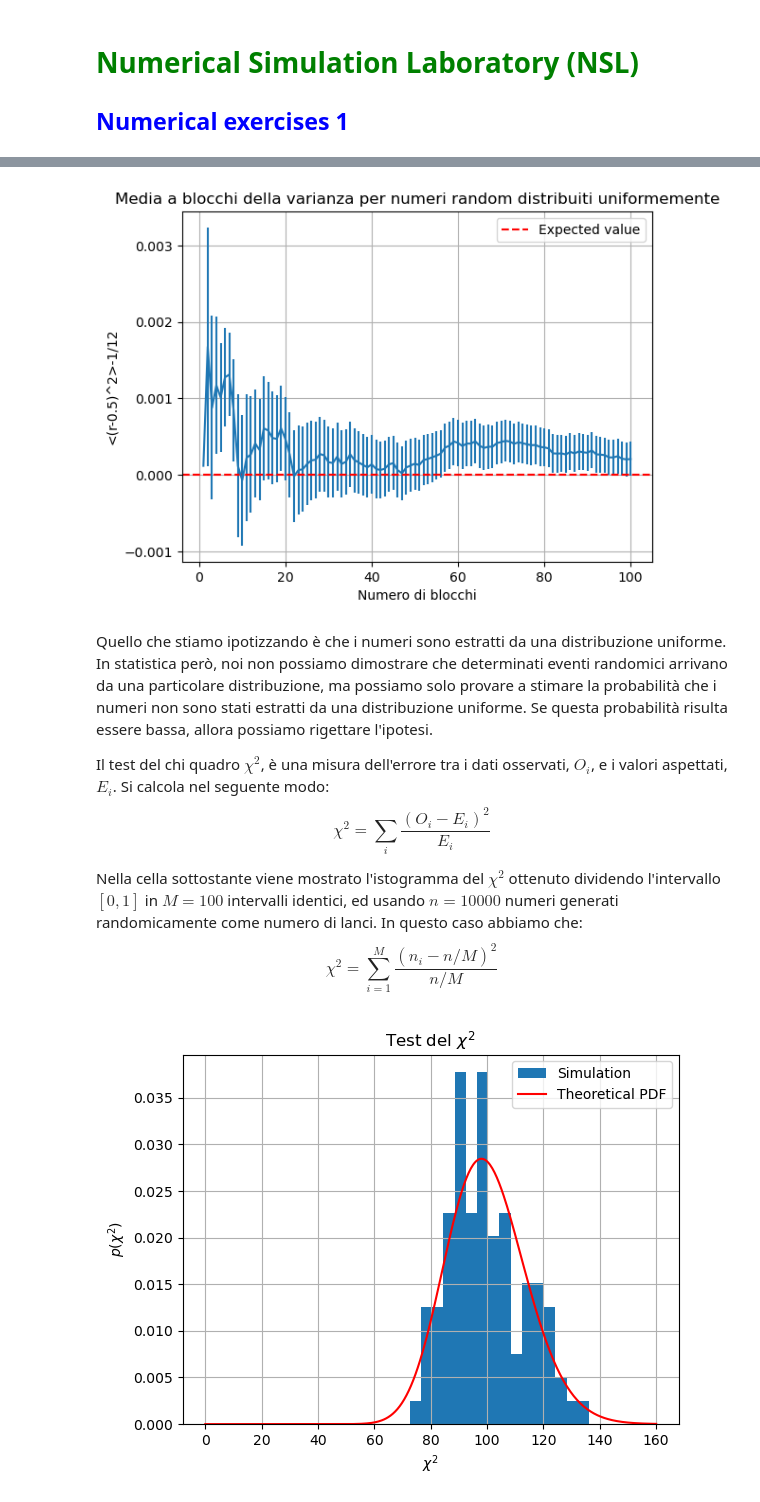
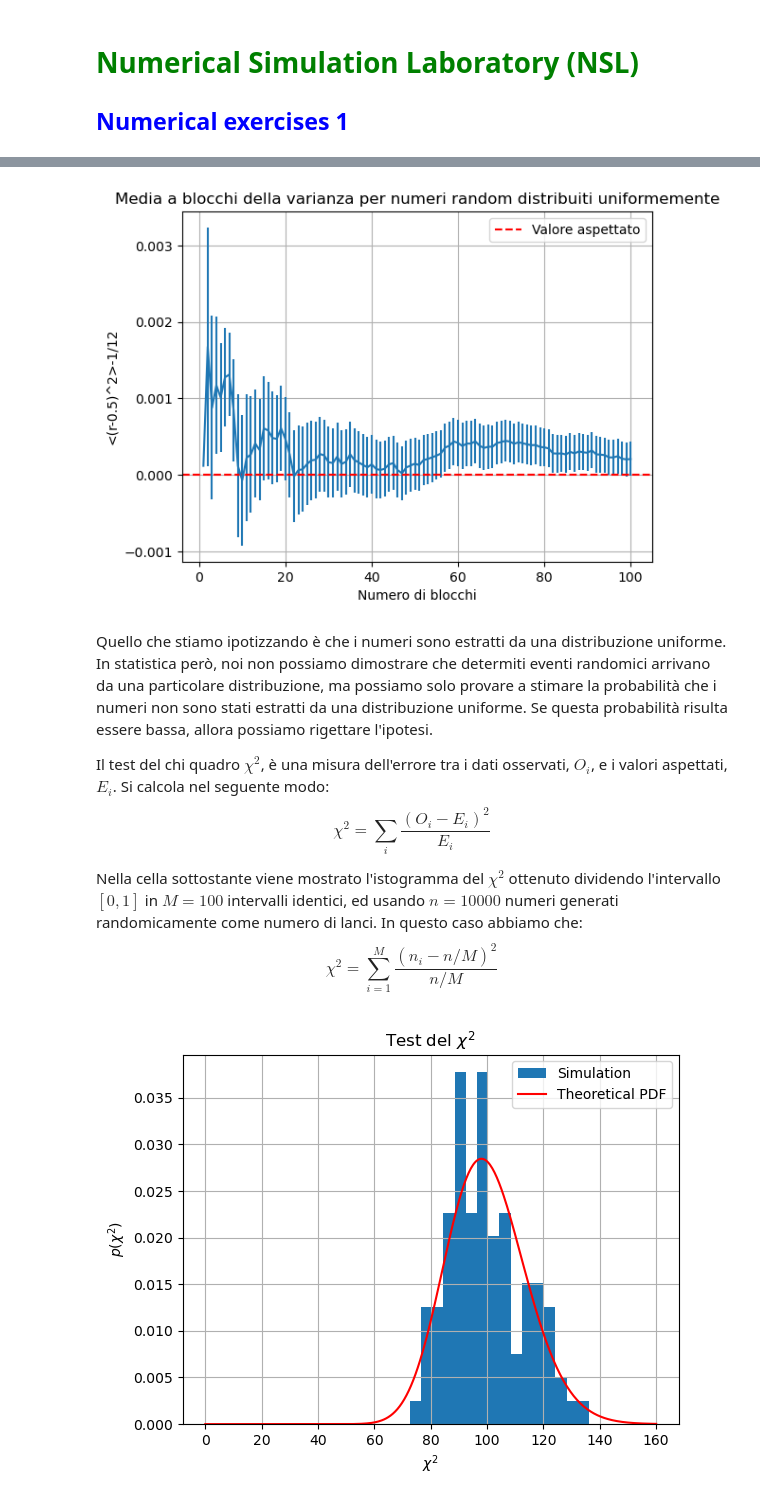
Before and after one commit to elered/Simulazione_numerica, a Jupyter notebook: lezione 1/LSN_Exercises_01.ipynb, the cells around one changed output, grey strips where cells are left out. Cells and saved outputs as stored; diff of their text form; code cells hidden in the pictures.

```diff
--- a/lezione 1/LSN_Exercises_01.ipynb
+++ b/lezione 1/LSN_Exercises_01.ipynb
@@ -50,17 +48,17 @@ plt.show()
 # %%
 plt.errorbar(n,sigma2-1/12,yerr=err)
 plt.title('Media a blocchi della varianza per numeri random distribuiti uniformemente')
 plt.xlabel('Numero di blocchi')
 plt.ylabel('<(r-0.5)^2>-1/12')
-plt.axhline(y=0, color='r', linestyle='--', label='Expected value')
+plt.axhline(y=0, color='r', linestyle='--', label='Valore aspettato')
 plt.legend()
 plt.grid(True)
 plt.show()
 # %% [output]
-[figure, old version]
+[figure, new version]
 # %% [markdown]
 Quello che stiamo ipotizzando è che i numeri sono estratti da una distribuzione uniforme. In statistica però, noi non possiamo dimostrare
-che determinati eventi randomici arrivano da una particolare distribuzione, ma possiamo solo provare a stimare la probabilità che i numeri non
+che determiti eventi randomici arrivano da una particolare distribuzione, ma possiamo solo provare a stimare la probabilità che i numeri non
 sono stati estratti da una distribuzione uniforme. Se questa probabilità risulta essere bassa, allora possiamo rigettare l'ipotesi.
 
 Il test del chi quadro $\chi^2$, è una misura dell'errore tra i dati osservati, $O_i$, e i valori aspettati, $E_i$. Si calcola nel seguente modo:
```
Also changed, not shown: parts of 5 cells of this notebook.
